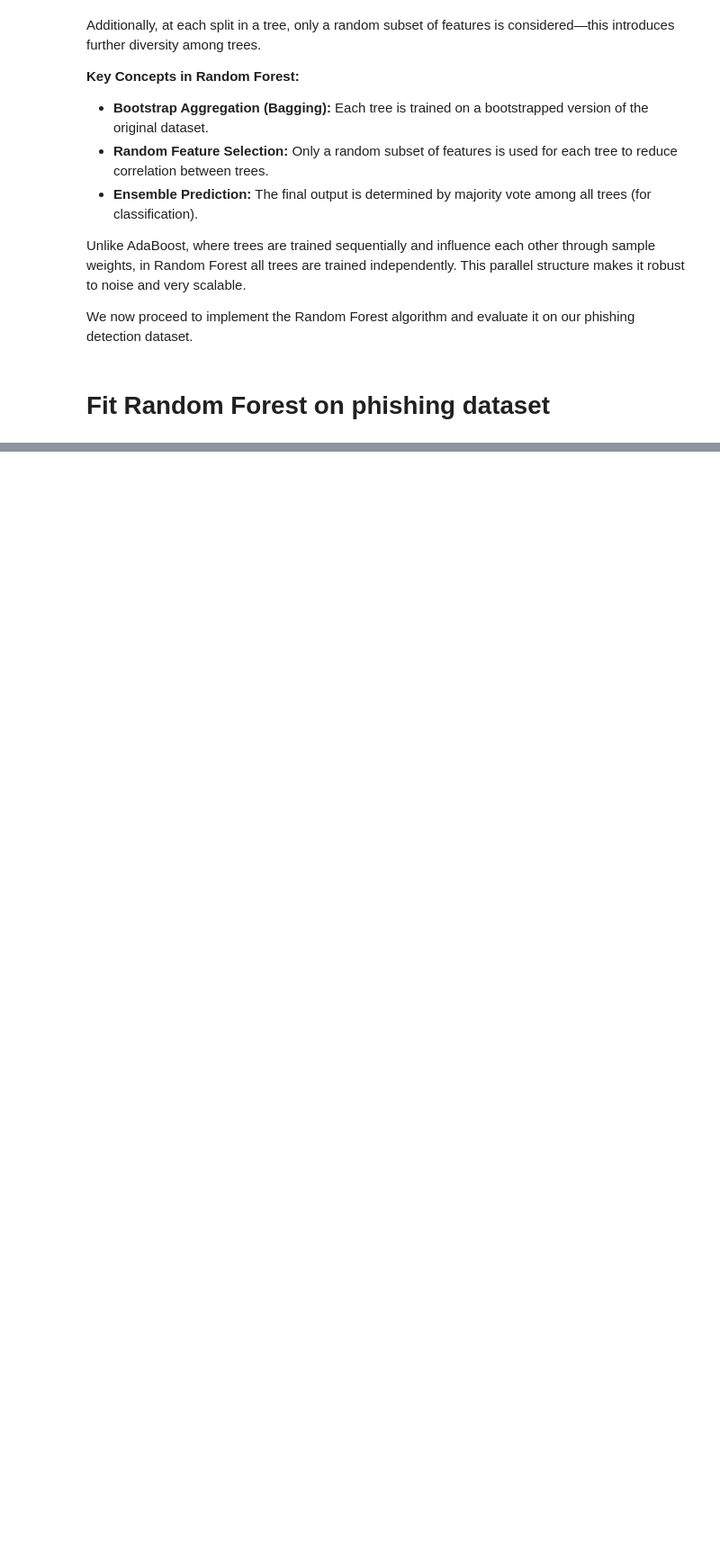
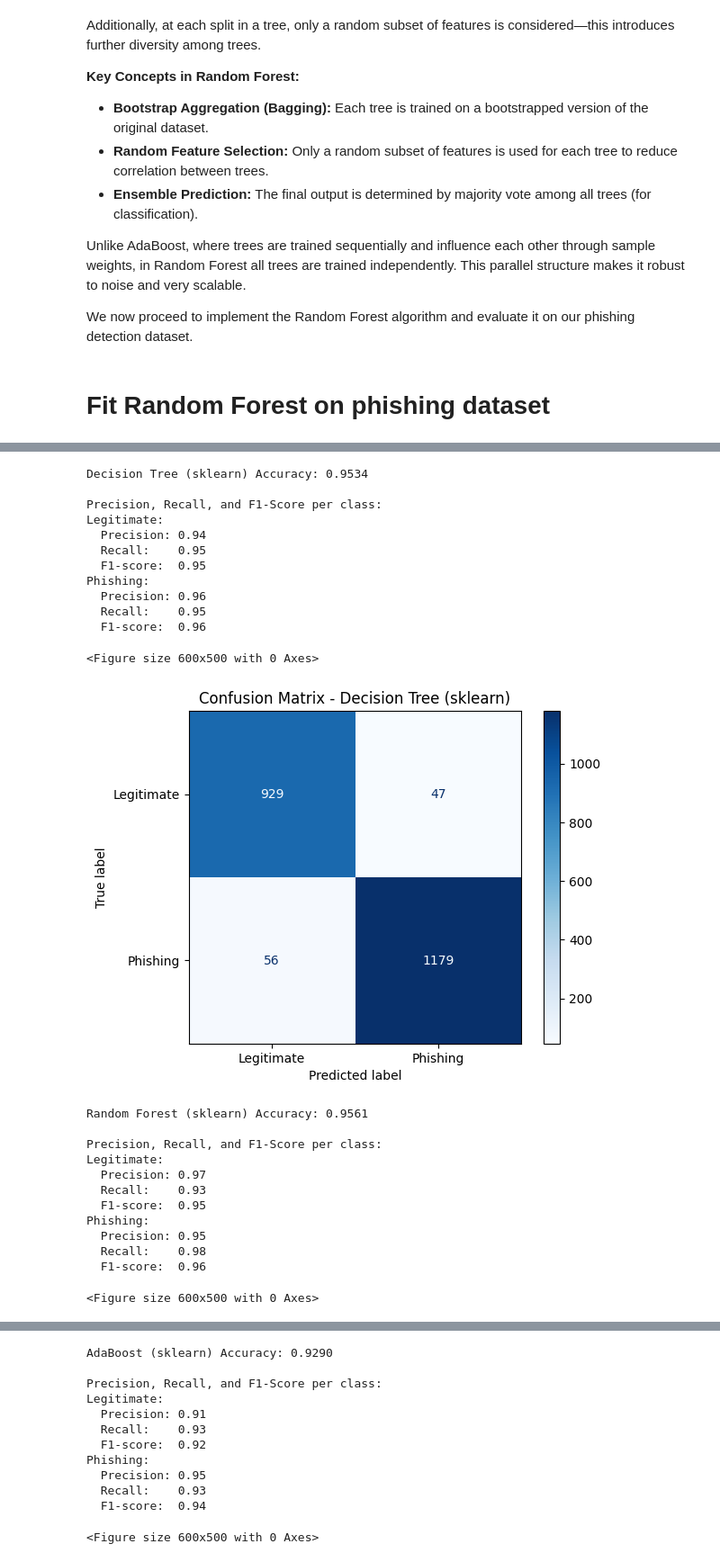
Before and after one commit to Kareemnat12/Machine_learningFinal, a Jupyter notebook: final.ipynb, the cells around one changed output, grey strips where cells are left out. Shown at 90% size. Drawn from its saved outputs; the diff is of its cells as text; code cells hidden in the pictures; blank space fills up the shorter version.

```diff
--- a/final.ipynb
+++ b/final.ipynb
@@ -563,0 +557,66 @@ weighted avg       0.89      0.89      0.89      2211
+# %%
+# pre defining the function to show metrics and algorthims form sklearn
+import matplotlib.pyplot as plt
+from sklearn.metrics import accuracy_score, classification_report, confusion_matrix, ConfusionMatrixDisplay
+from sklearn.tree import DecisionTreeClassifier
+from sklearn.ensemble import RandomForestClassifier, AdaBoostClassifier
+
+def show_metrics(y_true, y_pred, title="Model"):
+    class_names = ['Legitimate', 'Phishing']
+    acc = accuracy_score(y_true, y_pred)
+    print(f"{title} Accuracy: {acc:.4f}\n")
+    report = classification_report(y_true, y_pred, target_names=class_names, output_dict=True)
+    print("Precision, Recall, and F1-Score per class:")
+    for label in class_names:
+        print(f"{label}:")
+        print(f"  Precision: {report[label]['precision']:.2f}")
+        print(f"  Recall:    {report[label]['recall']:.2f}")
+        print(f"  F1-score:  {report[label]['f1-score']:.2f}")
+    cm = confusion_matrix(y_true, y_pred)
+    disp = ConfusionMatrixDisplay(confusion_matrix=cm, display_labels=class_names)
+    plt.figure(figsize=(6, 5))
+    disp.plot(cmap=plt.cm.Blues)
+    plt.title(f"Confusion Matrix - {title}")
+    plt.show()
+
+# Example usage with sklearn classifiers:
+dt = DecisionTreeClassifier(max_depth=20)
+dt.fit(X_train, y_train)
+y_pred_dt = dt.predict(X_test)
+show_metrics(y_test, y_pred_dt, title="Decision Tree (sklearn)")
+
+rf = RandomForestClassifier(n_estimators=100, max_depth=10)
+rf.fit(X_train, y_train)
+y_pred_rf = rf.predict(X_test)
+show_metrics(y_test, y_pred_rf, title="Random Forest (sklearn)")
+
+ada = AdaBoostClassifier(n_estimators=10)
+ada.fit(X_train, y_train)
+y_pred_ada = ada.predict(X_test)
+show_metrics(y_test, y_pred_ada, title="AdaBoost (sklearn)")
+# %% [output]
+Decision Tree (sklearn) Accuracy: 0.9534
+
+Precision, Recall, and F1-Score per class:
+Legitimate:
+  Precision: 0.94
+  Recall:    0.95
+  F1-score:  0.95
+Phishing:
+  Precision: 0.96
+  Recall:    0.95
+  F1-score:  0.96
+<Figure size 600x500 with 0 Axes>
+[figure, added]
+Random Forest (sklearn) Accuracy: 0.9561
+
+Precision, Recall, and F1-Score per class:
+Legitimate:
+  Precision: 0.97
+  Recall:    0.93
+  F1-score:  0.95
+Phishing:
+  Precision: 0.95
+  Recall:    0.98
+  F1-score:  0.96
+<Figure size 600x500 with 0 Axes>
@@ -563,0 +624,12 @@ weighted avg       0.89      0.89      0.89      2211
+AdaBoost (sklearn) Accuracy: 0.9290
+
+Precision, Recall, and F1-Score per class:
+Legitimate:
+  Precision: 0.91
+  Recall:    0.93
+  F1-score:  0.92
+Phishing:
+  Precision: 0.95
+  Recall:    0.93
+  F1-score:  0.94
+<Figure size 600x500 with 0 Axes>
```
Also changed, not shown: parts of 10 cells of this notebook.
